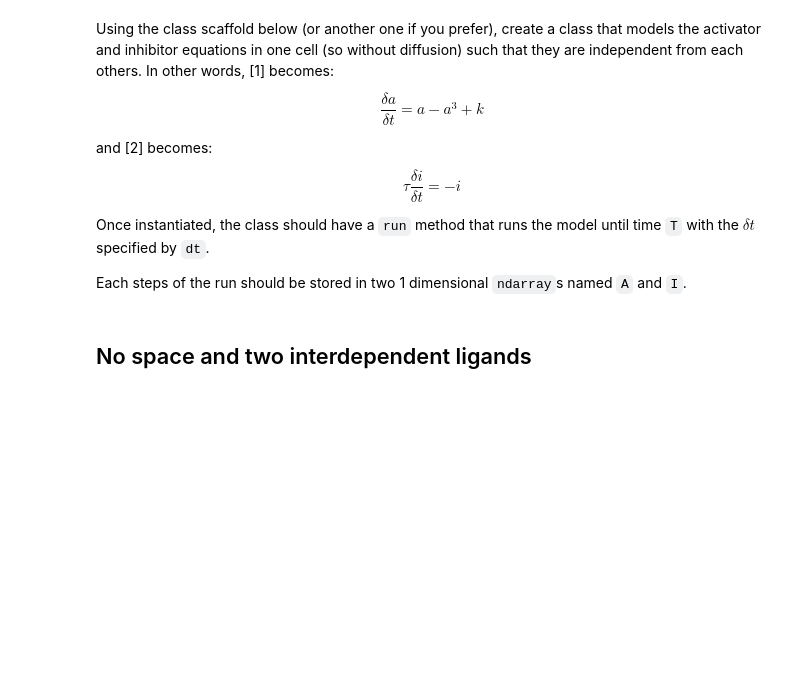
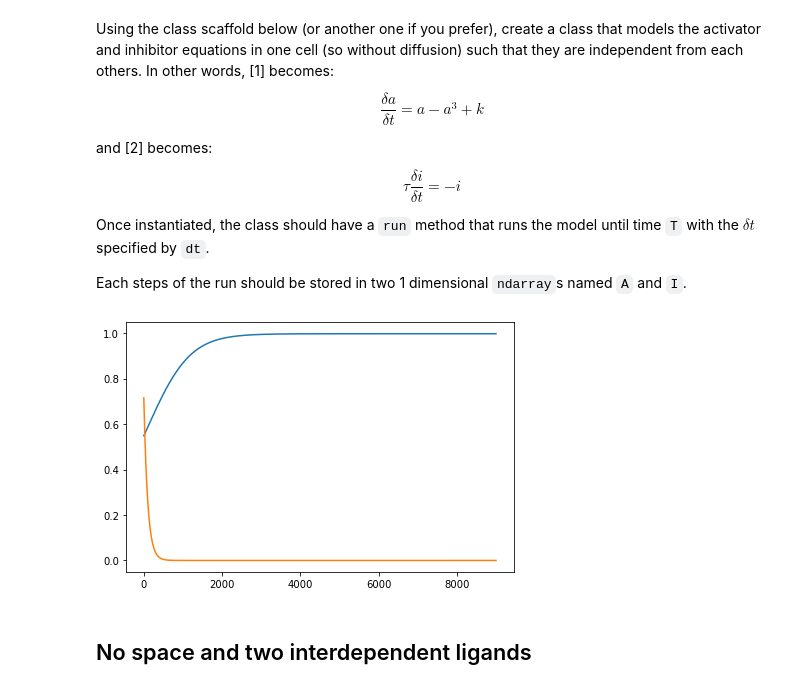
Before and after one commit to GuignardLab/CMB-M2-Coding-Turing, a Jupyter notebook: notebooks/5.Turing_no_space.ipynb, the cells around one changed output. Saved outputs shown, nothing was run; the diff lists cells and outputs as text; code cells hidden in the pictures; blank space fills up the shorter version.

```diff
--- a/notebooks/5.Turing_no_space.ipynb
+++ b/notebooks/5.Turing_no_space.ipynb
@@ -49,19 +56,39 @@ $$\tau \frac{\delta i}{\delta t} = - i$$
 Once instantiated, the class should have a `run` method that runs the model until time `T` with the $\delta t$ specified by `dt`.
 
 Each steps of the run should be stored in two 1 dimensional `ndarray`s named `A` and `I`.
-# %%
-class Turing(TuringInit):
-    def reaction(self):
-        ...
-
-    def __init__(self, **kwargs):
-        super().__init__(**kwargs)
-        ...
-
-
-model = Turing()
-...
-model.plot_reactions()
+# %%
+from turing_models import TuringInit
+import numpy as np
+
+
+class Turing(TuringInit):
+    def reaction_A(self, a):
+        return a - a**3 + self.k
+
+    def reaction_I(self, i):
+        return -i
+
+    def run(self):
+        for t in range(self.n-1):
+            a = self.A[t]
+            i = self.I[t]
+            self.A[t+1] = a + self.dt * self.reaction_A(a)
+            self.I[t+1] = i + self.dt/self.tau * self.reaction_I(i)
+
+    def __init__(self, **kwargs):
+        super().__init__(**kwargs)
+        np.random.seed(0)
+        self.A = np.zeros(self.n)
+        self.A[0] = np.random.random()
+        self.I = np.zeros(self.n)
+        self.I[0] = np.random.random()
+
+
+model = Turing()
+model.run()
+model.plot_reactions()
+# %% [output]
+[figure, added]
 # %% [markdown]
 ## No space and two interdependent ligands
 # %% [markdown]
```
Also changed, not shown: parts of 3 cells of this notebook, 3 other files.
